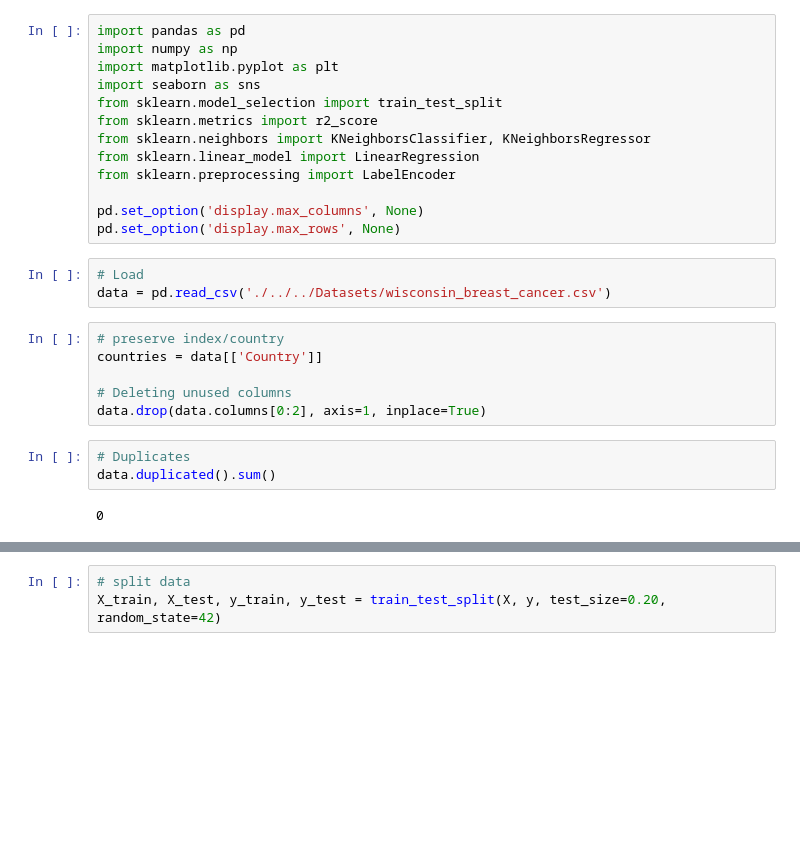
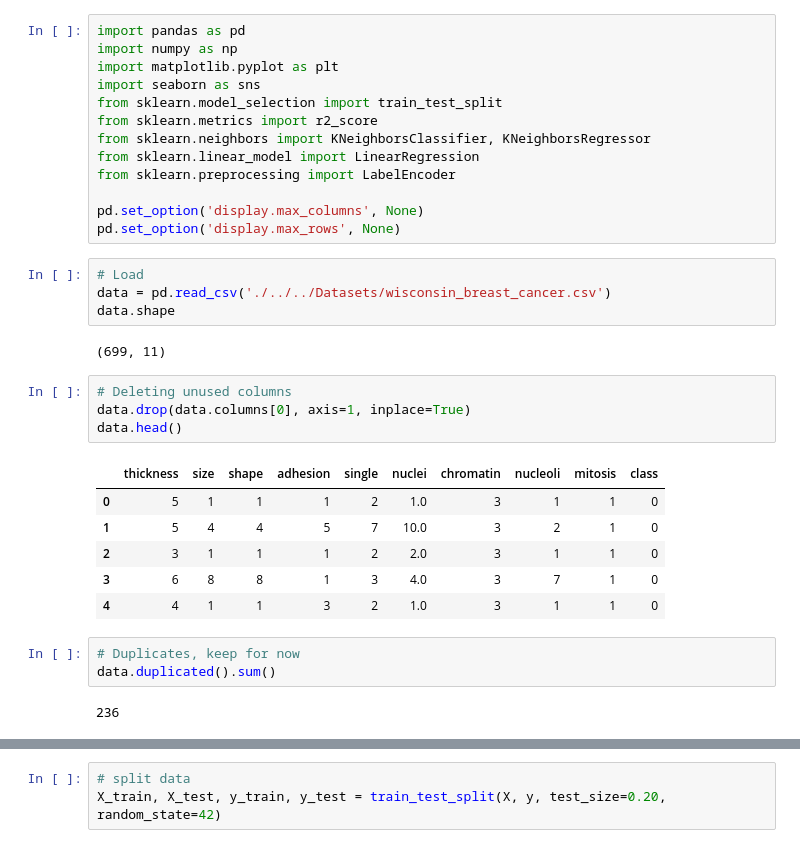
Before and after one commit to pveinberg/Curso_DataScience_Minsait, a Jupyter notebook: Notebooks/Aula04/clustering_knn_breast_cancer.ipynb, the cells around one changed output, grey strips where cells are left out. Drawn from its saved outputs; the diff is of its cells as text; blank space fills up the shorter version.

```diff
--- a/Notebooks/Aula04/clustering_knn_breast_cancer.ipynb
+++ b/Notebooks/Aula04/clustering_knn_breast_cancer.ipynb
@@ -14,16 +14,24 @@ pd.set_option('display.max_rows', None)
 # %%
 # Load
 data = pd.read_csv('./../../Datasets/wisconsin_breast_cancer.csv')
+data.shape
+# %% [output]
+(699, 11)
 # %%
-# preserve index/country
-countries = data[['Country']]
-
 # Deleting unused columns
-data.drop(data.columns[0:2], axis=1, inplace=True)
+data.drop(data.columns[0], axis=1, inplace=True)
+data.head()
+# %% [output]
+|  | thickness | size | shape | adhesion | single | nuclei | chromatin | nucleoli | mitosis | class |
+| 0 | 5 | 1 | 1 | 1 | 2 | 1.0 | 3 | 1 | 1 | 0 |
+| 1 | 5 | 4 | 4 | 5 | 7 | 10.0 | 3 | 2 | 1 | 0 |
+| 2 | 3 | 1 | 1 | 1 | 2 | 2.0 | 3 | 1 | 1 | 0 |
+| 3 | 6 | 8 | 8 | 1 | 3 | 4.0 | 3 | 7 | 1 | 0 |
+| 4 | 4 | 1 | 1 | 3 | 2 | 1.0 | 3 | 1 | 1 | 0 |
 # %%
-# Duplicates
+# Duplicates, keep for now
 data.duplicated().sum()
 # %% [output]
-0
+236
 # %%
 # Missing values
```
Also changed, not shown: parts of 13 cells of this notebook, 1 other file.
